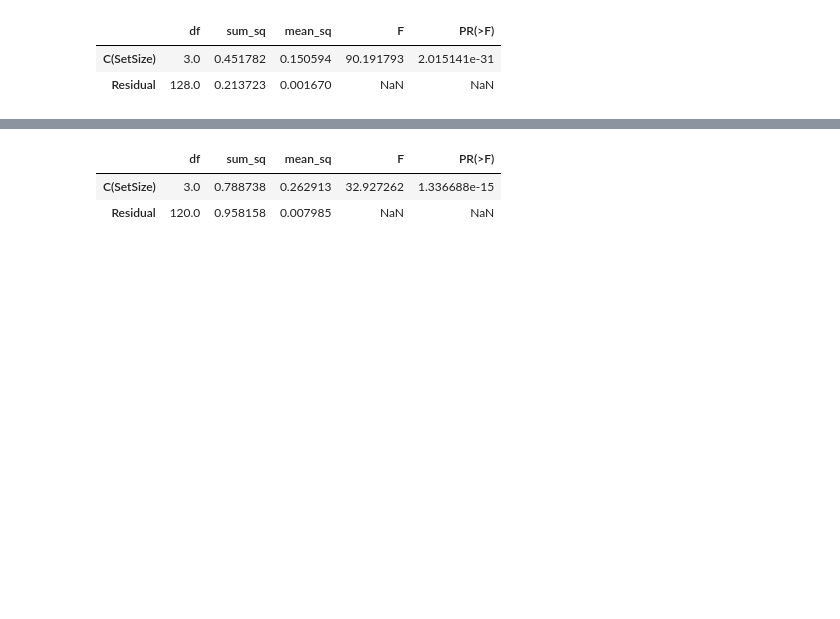
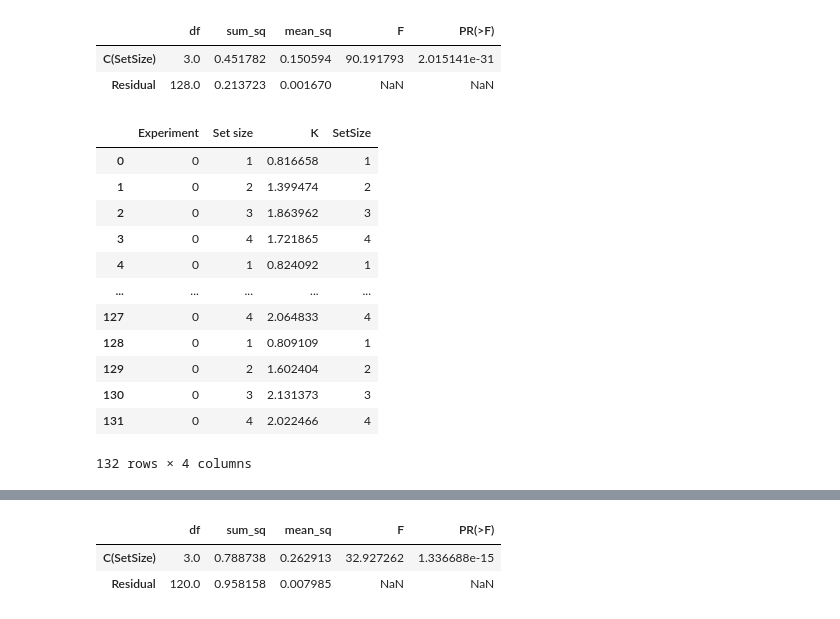
Before and after one commit to WilliamThyer/Thyer-et-al-2021, a Jupyter notebook: behavior_analysis.ipynb, the cells around one changed output, grey strips where cells are left out. Drawn from its saved outputs; the diff is of its cells as text; code cells hidden in the pictures; blank space fills up the shorter version.

```diff
--- a/behavior_analysis.ipynb
+++ b/behavior_analysis.ipynb
@@ -128,3 +134,19 @@ anova_table_exp1
 |  | df | sum_sq | mean_sq | F | PR(>F) |
 | C(SetSize) | 3.0 | 0.451782 | 0.150594 | 90.191793 | 2.015141e-31 |
 | Residual | 128.0 | 0.213723 | 0.001670 | NaN | NaN |
+# %%
+df.loc[df['Experiment']==0]
+# %% [output]
+|  | Experiment | Set size | K | SetSize |
+| 0 | 0 | 1 | 0.816658 | 1 |
+| 1 | 0 | 2 | 1.399474 | 2 |
+| 2 | 0 | 3 | 1.863962 | 3 |
+| 3 | 0 | 4 | 1.721865 | 4 |
+| 4 | 0 | 1 | 0.824092 | 1 |
+| ... | ... | ... | ... | ... |
+| 127 | 0 | 4 | 2.064833 | 4 |
+| 128 | 0 | 1 | 0.809109 | 1 |
+| 129 | 0 | 2 | 1.602404 | 2 |
+| 130 | 0 | 3 | 2.131373 | 3 |
+| 131 | 0 | 4 | 2.022466 | 4 |
+132 rows × 4 columns
```
Also changed, not shown: parts of 6 cells of this notebook, 5 other files.
